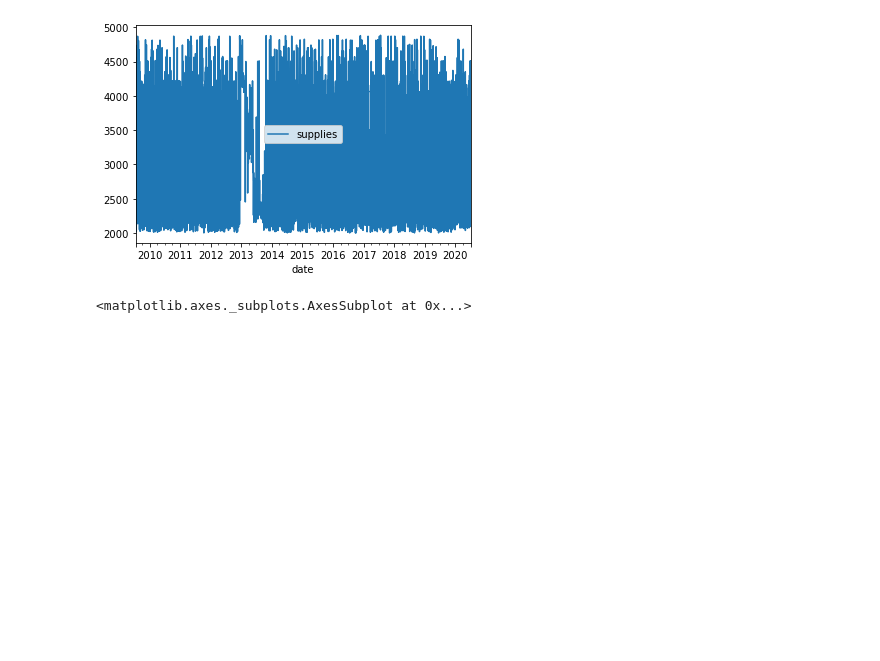
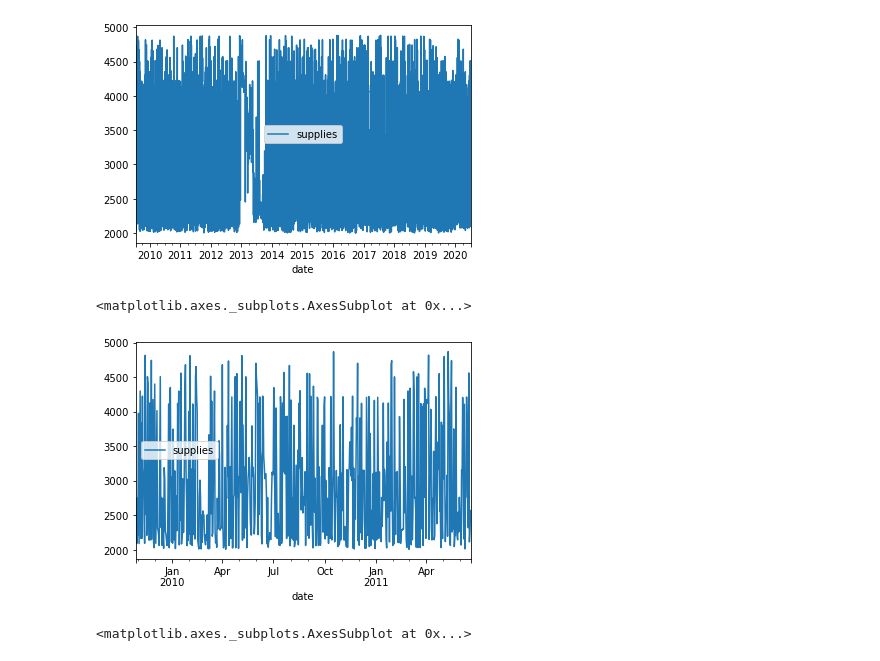
Before and after one commit to Pharmanic/Predictor, a Jupyter notebook: Stock Predictor.ipynb, the cells around one changed output. Cells and saved outputs as stored; diff of their text form; code cells hidden in the pictures; blank space fills up the shorter version.

```diff
--- a/Stock Predictor.ipynb
+++ b/Stock Predictor.ipynb
@@ -72,6 +72,11 @@ f_supplies.plot()
 # %% [output]
 <matplotlib.axes._subplots.AxesSubplot at 0x...>
 [figure]
+# %%
+f_supplies.iloc[100:700].plot()
+# %% [output]
+<matplotlib.axes._subplots.AxesSubplot at 0x...>
+[figure, added]
 # %%
 f_supplies_mean = f_supplies.rolling(window = 50).mean()
 # %%
```
Also changed, not shown: parts of 1 cell of this notebook, 3 other files.
